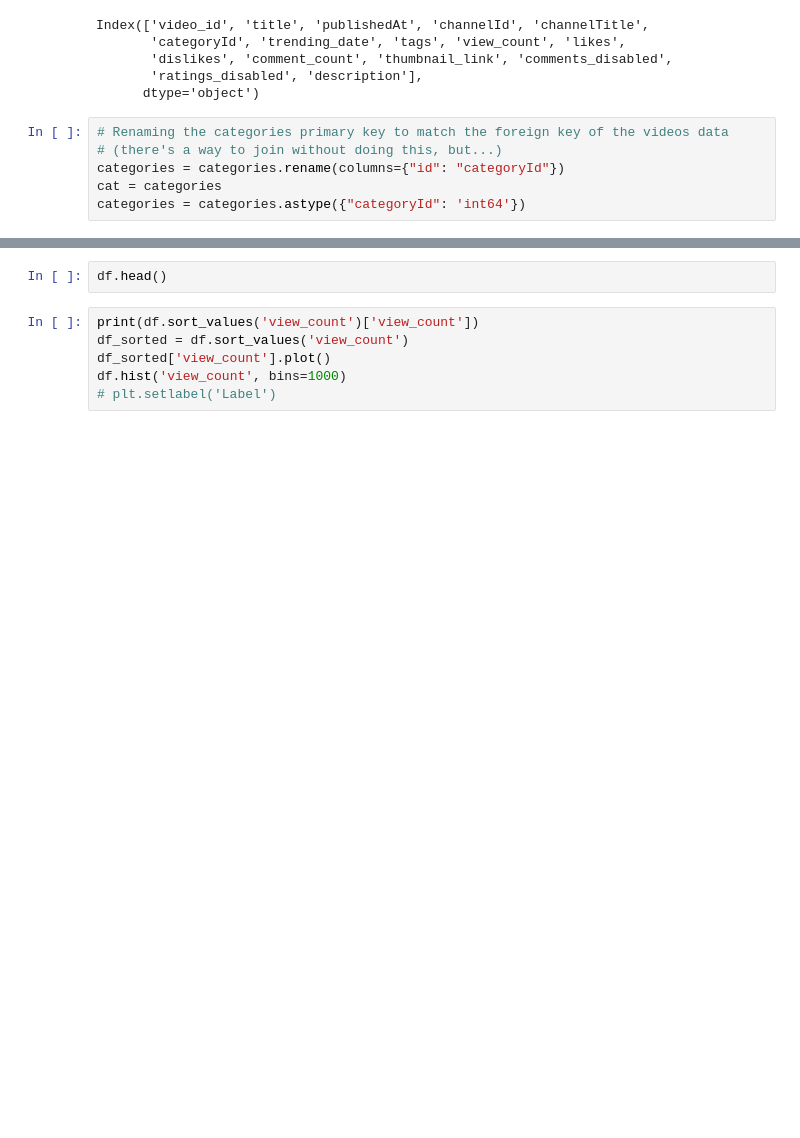
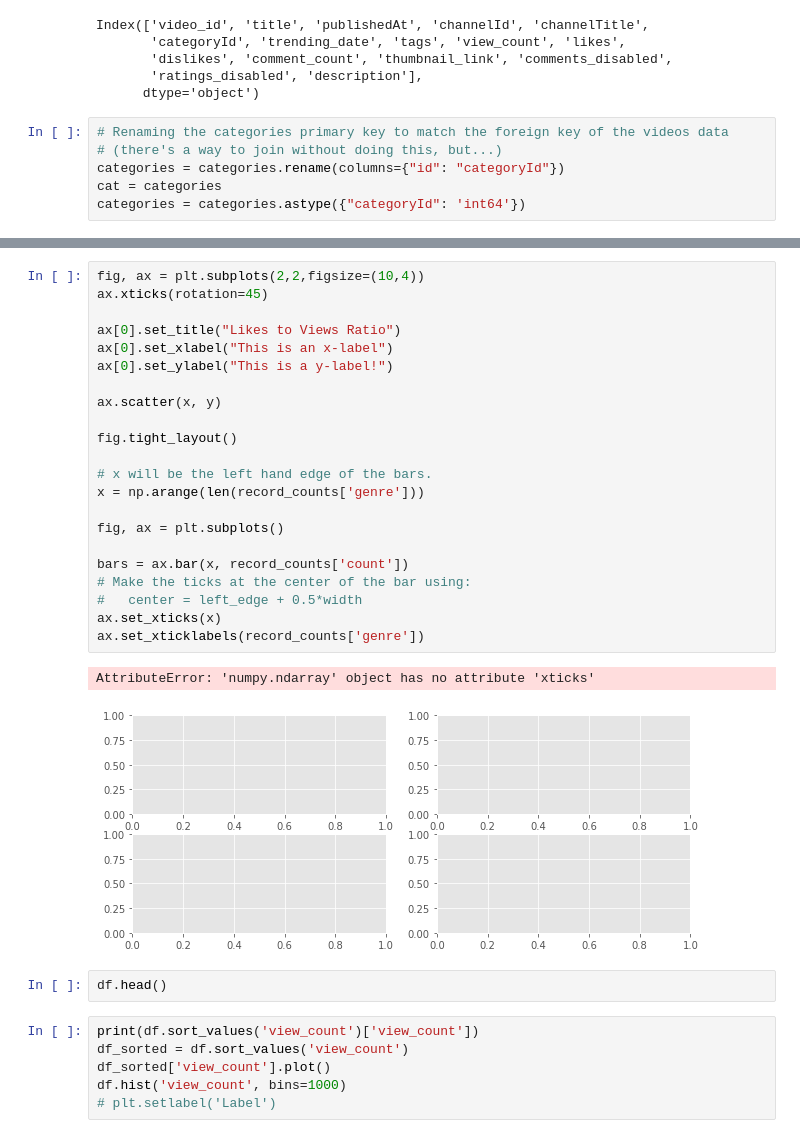
Before and after one commit to homestylegravy/capstone1-youtube-api, a Jupyter notebook: tyler.ipynb, the cells around one changed output, grey strips where cells are left out. Drawn from its saved outputs; the diff is of its cells as text; blank space fills up the shorter version.

Commit message:
fixed errors

```diff
--- a/tyler.ipynb
+++ b/tyler.ipynb
@@ -694,3 +331,28 @@ memory usage: 25.4+ KB
+# %%
+fig, ax = plt.subplots(2,2,figsize=(10,4))
+ax.xticks(rotation=45)
+
+ax[0].set_title("Likes to Views Ratio")
+ax[0].set_xlabel("This is an x-label")
+ax[0].set_ylabel("This is a y-label!")
+
+ax.scatter(x, y)
+
+fig.tight_layout()
+
+# x will be the left hand edge of the bars.
+x = np.arange(len(record_counts['genre']))
+
+fig, ax = plt.subplots()
+
+bars = ax.bar(x, record_counts['count'])
+# Make the ticks at the center of the bar using:
+#   center = left_edge + 0.5*width
+ax.set_xticks(x)
+ax.set_xticklabels(record_counts['genre'])
+# %% [output]
+AttributeError: 'numpy.ndarray' object has no attribute 'xticks'
+[figure, added]
 # %%
 df.head()
 # %%
```
Also changed, not shown: parts of 28 cells of this notebook, 1 other file.
